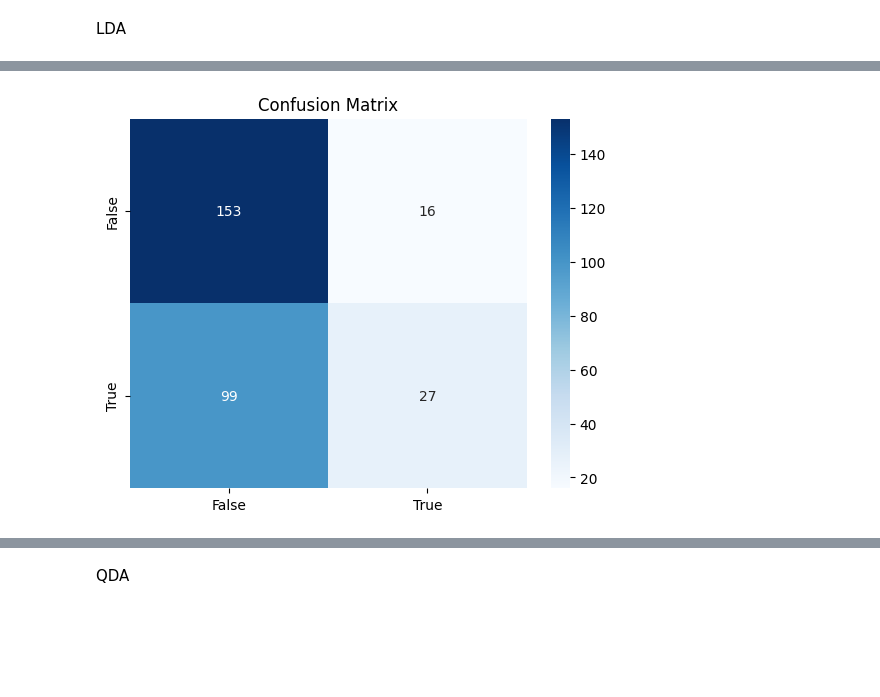
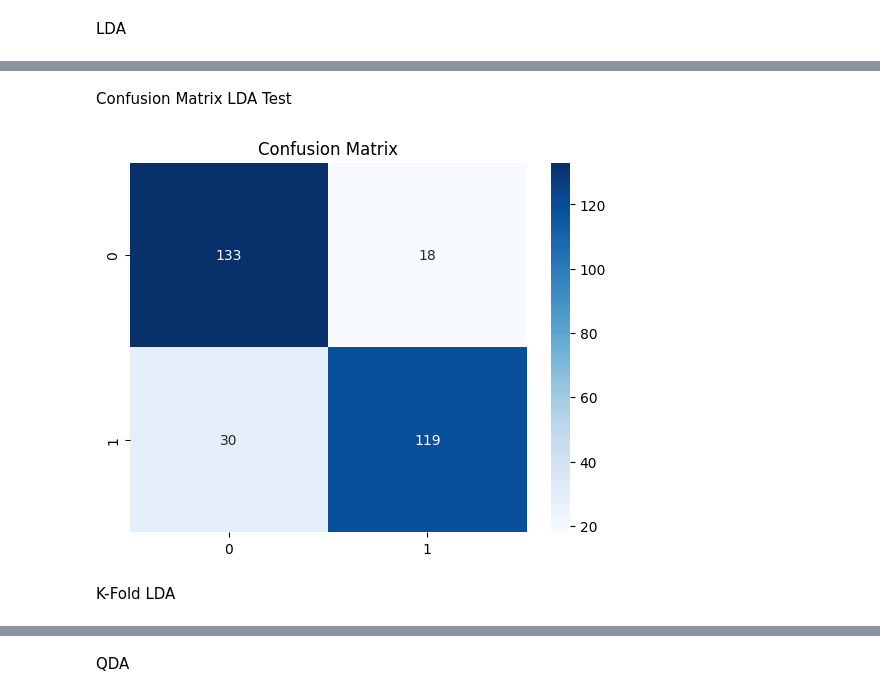
Before and after one commit to alexchandra19/Proyek-ML-2023, a Jupyter notebook: Proyek ML/datapreposition.ipynb, the cells around one changed output, grey strips where cells are left out. Drawn from its saved outputs; the diff is of its cells as text; code cells hidden in the pictures; blank space fills up the shorter version.

Commit message:
tambahan terpisah unk train dan test data

```diff
--- a/Proyek ML/datapreposition.ipynb
+++ b/Proyek ML/datapreposition.ipynb
@@ -308,16 +361,0 @@ array([0.59284116, 0.40715884])
-# %%
-# Perform classification using a classifier (e.g., Logistic Regression)
-from sklearn.linear_model import LogisticRegression
-
-# Initialize the classifier
-classifier = LogisticRegression()
-
-# Fit the classifier on the transformed training data
-classifier.fit(X_train_lda, y_train)
-
-# Make predictions on the transformed test data
-y_pred = classifier.predict(X_test_lda)
-
-# Calculate accuracy
-accuracy = accuracy_score(y_test, y_pred)
-print(f'Accuracy: {accuracy:.2f}')
@@ -325,0 +448,16 @@ Accuracy: 0.61
+# %%
+lda.fit(X_train, y_train)
+
+# Make predictions on the training data using the LDA model
+y_pred = lda.predict(X_train)
+
+# Create a confusion matrix with labeled classes
+confusion = confusion_matrix(y_train, y_pred)
+
+# Get the unique class labels from y_train
+class_labels = sorted(set(y_train))
+
+# Plot the confusion matrix with values
+sns.heatmap(pd.DataFrame(confusion, index=class_labels, columns=class_labels), annot=True, cmap='Blues', fmt='d')
+plt.title("Confusion Matrix")
+plt.show()
@@ -326,20 +466,22 @@ Accuracy: 0.61
+# %% [markdown]
+Confusion Matrix LDA Test
 # %%
-import seaborn as sns
-import pandas as pd
-from sklearn.discriminant_analysis import LinearDiscriminantAnalysis
-from sklearn.model_selection import train_test_split
-from sklearn.metrics import confusion_matrix
-import matplotlib.pyplot as plt
+lda.fit(X_test, y_test)
+
+# Make predictions on the test data using the LDA model
+y_pred = lda.predict(X_test)
 
 # Create a confusion matrix with labeled classes
 confusion = confusion_matrix(y_test, y_pred)
 
-# Get the unique class labels from y (assuming they are in alphabetical order)
+# Get the unique class labels from y_test
 class_labels = sorted(set(y_test))
 
 # Plot the confusion matrix with values
 sns.heatmap(pd.DataFrame(confusion, index=class_labels, columns=class_labels), annot=True, cmap='Blues', fmt='d')
 plt.title("Confusion Matrix")
 plt.show()
 # %% [output]
-[figure, old version]
+[figure, new version]
+# %% [markdown]
+K-Fold LDA
```
Also changed, not shown: parts of 54 cells of this notebook.
